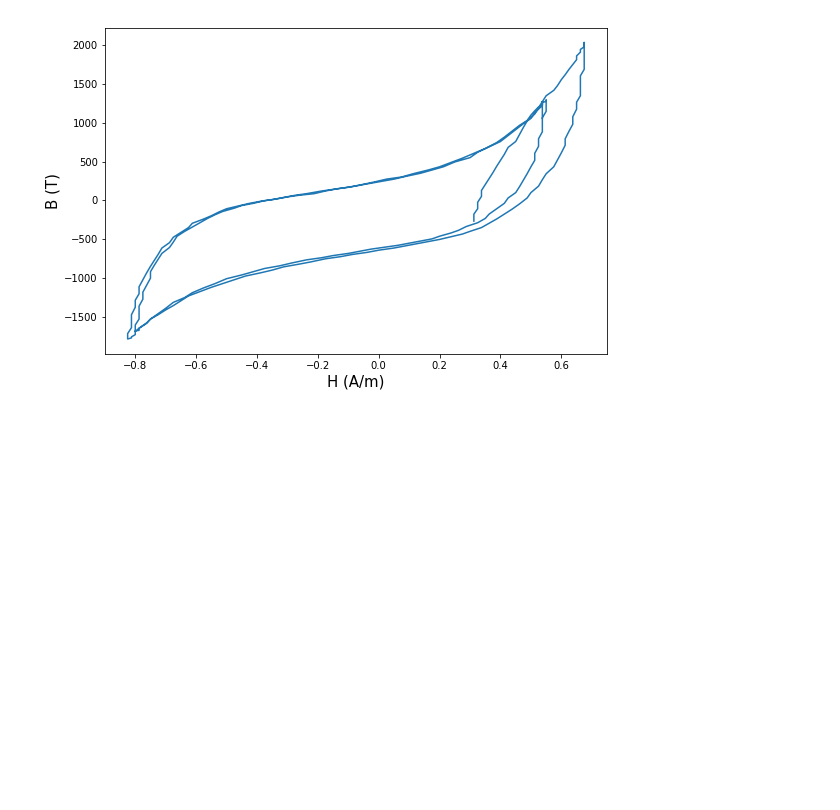
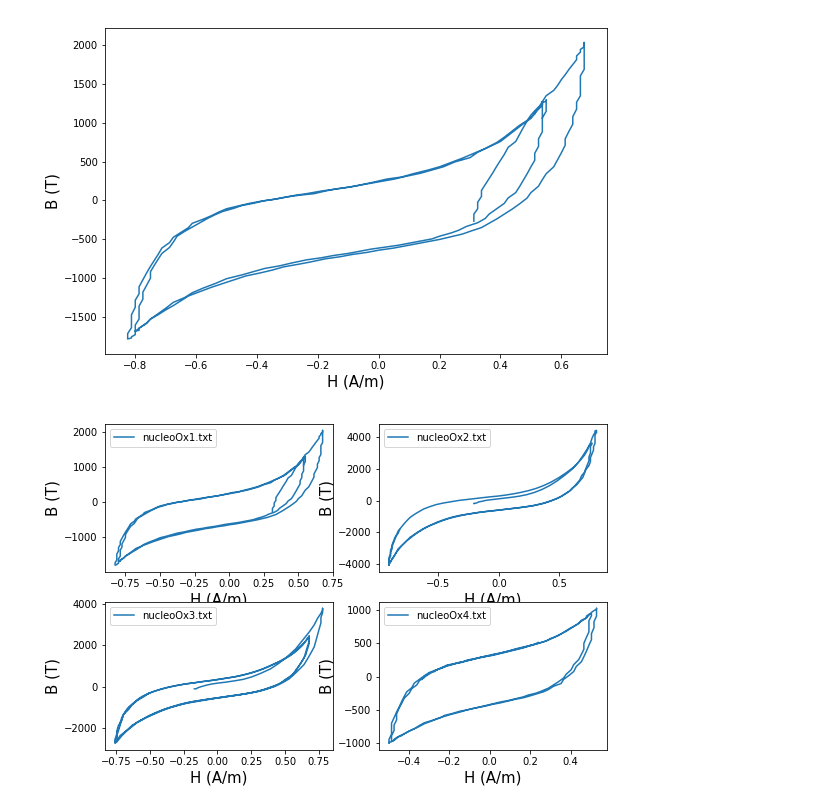
Before and after one commit to diegotg2000/Hist-resis-, a Jupyter notebook: Analisis.ipynb, the cells around one changed output. Drawn from its saved outputs; the diff is of its cells as text; code cells hidden in the pictures; blank space fills up the shorter version.

```diff
--- a/Analisis.ipynb
+++ b/Analisis.ipynb
@@ -30,25 +30,30 @@ Text(0, 0.5, 'B (T)')
 # %%
 N=500
 L=0.072
 A=0.0016
 
 plt.figure(figsize=(9,6))
 
-NOMBRES = ['nucleoOx1.txt', 'nucleoOx2.txt', 'nucleoOx3.txt', 'nucleoOx4.txt','nucleoOxSierra.txt', 'nucleoInutil.txt']
+NOMBRES = np.array(['nucleoOx1.txt', 'nucleoOx2.txt', 'nucleoOx3.txt', 'nucleoOx4.txt'])
 
 for nombre in NOMBRES:
-    I=np.loadtxt('nucleoOx1.txt', usecols=0)
-    Phi=np.loadtxt('nucleoOx1.txt', usecols=1)
+    i=np.where(NOMBRES==nombre)[0][0]
+
+    I=np.loadtxt(nombre, usecols=0)
+    Phi=np.loadtxt(nombre, usecols=1)
 
     I=I-np.mean(I)
     Phi=Phi-np.mean(Phi)
 
     #H=NI/L Phi=NAB --> B=Phi/(NA)
 
     H=N*I/L
     B=Phi/(N*A)
 
-
-    plt.plot(B,H)
+    plt.subplot(2,2,i+1)
+    plt.plot(B,H, label=nombre)
     plt.xlabel('H (A/m)', fontsize=15)
     plt.ylabel('B (T)', fontsize=15)
+    plt.legend()
+# %% [output]
+[figure, added]
```
